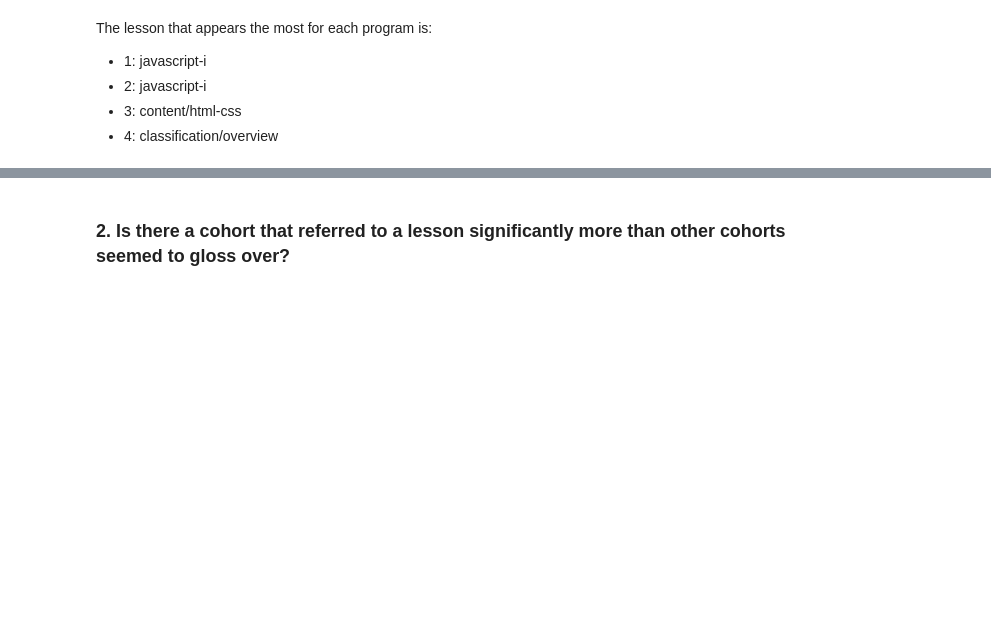
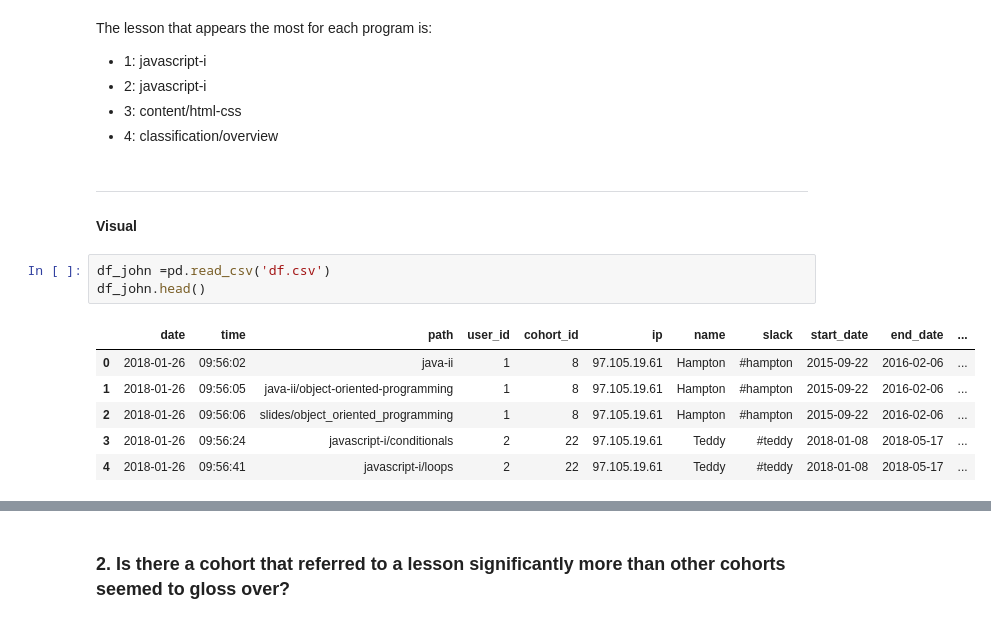
Before and after one commit to project-curriculum/curriculum, a Jupyter notebook: Final_Notebook.ipynb, the cells around one changed output, grey strips where cells are left out. Drawn from its saved outputs; the diff is of its cells as text; blank space fills up the shorter version.

```diff
--- a/Final_Notebook.ipynb
+++ b/Final_Notebook.ipynb
@@ -239,3 +164,16 @@ The lesson that appears the most for each program is:
 * 2: javascript-i
 * 3: content/html-css
 * 4: classification/overview
+# %% [markdown]
+___
+#### Visual
+# %%
+df_john =pd.read_csv('df.csv')
+df_john.head()
+# %% [output]
+|  | date | time | path | user_id | cohort_id | ip | name | slack | start_date | end_date | ... |
+| 0 | 2018-01-26 | 09:56:02 | java-ii | 1 | 8 | 97.105.19.61 | Hampton | #hampton | 2015-09-22 | 2016-02-06 | ... |
+| 1 | 2018-01-26 | 09:56:05 | java-ii/object-oriented-programming | 1 | 8 | 97.105.19.61 | Hampton | #hampton | 2015-09-22 | 2016-02-06 | ... |
+| 2 | 2018-01-26 | 09:56:06 | slides/object_oriented_programming | 1 | 8 | 97.105.19.61 | Hampton | #hampton | 2015-09-22 | 2016-02-06 | ... |
+| 3 | 2018-01-26 | 09:56:24 | javascript-i/conditionals | 2 | 22 | 97.105.19.61 | Teddy | #teddy | 2018-01-08 | 2018-05-17 | ... |
+| 4 | 2018-01-26 | 09:56:41 | javascript-i/loops | 2 | 22 | 97.105.19.61 | Teddy | #teddy | 2018-01-08 | 2018-05-17 | ... |
```
Also changed, not shown: parts of 23 cells of this notebook, 4 other files.
